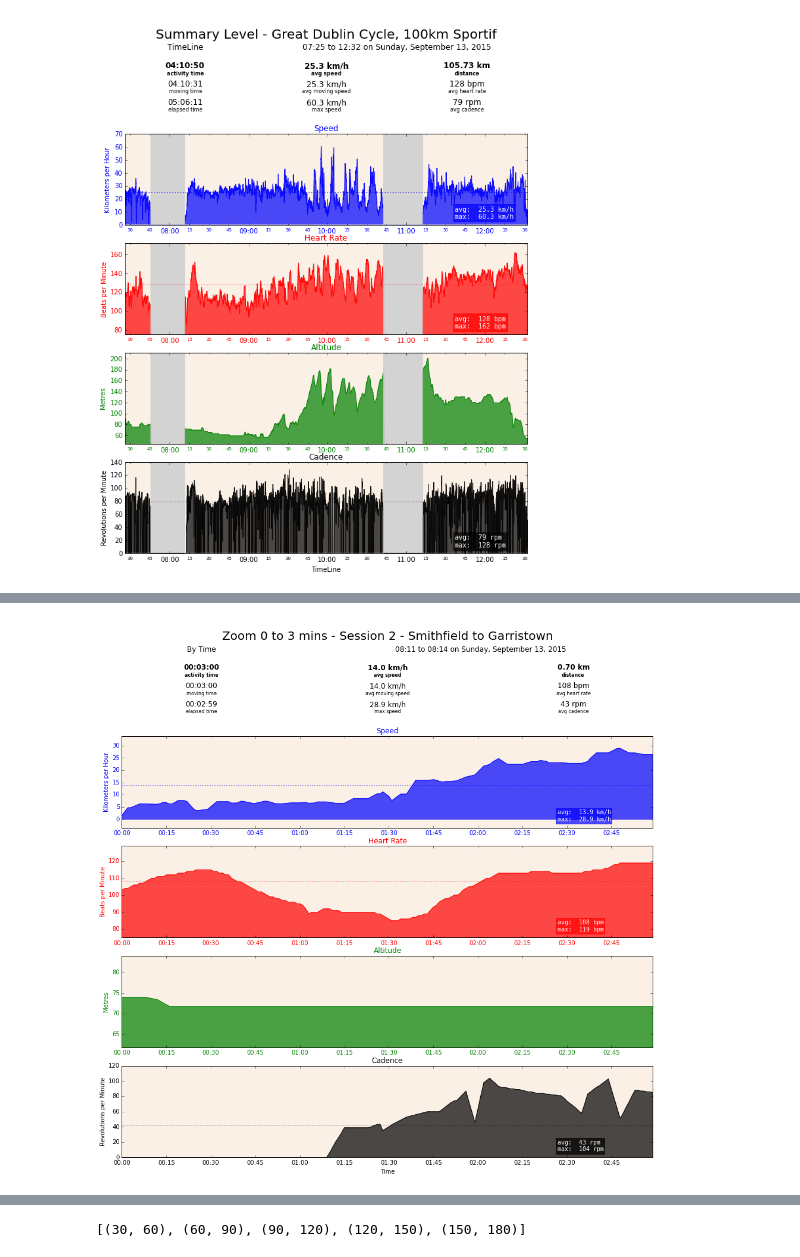
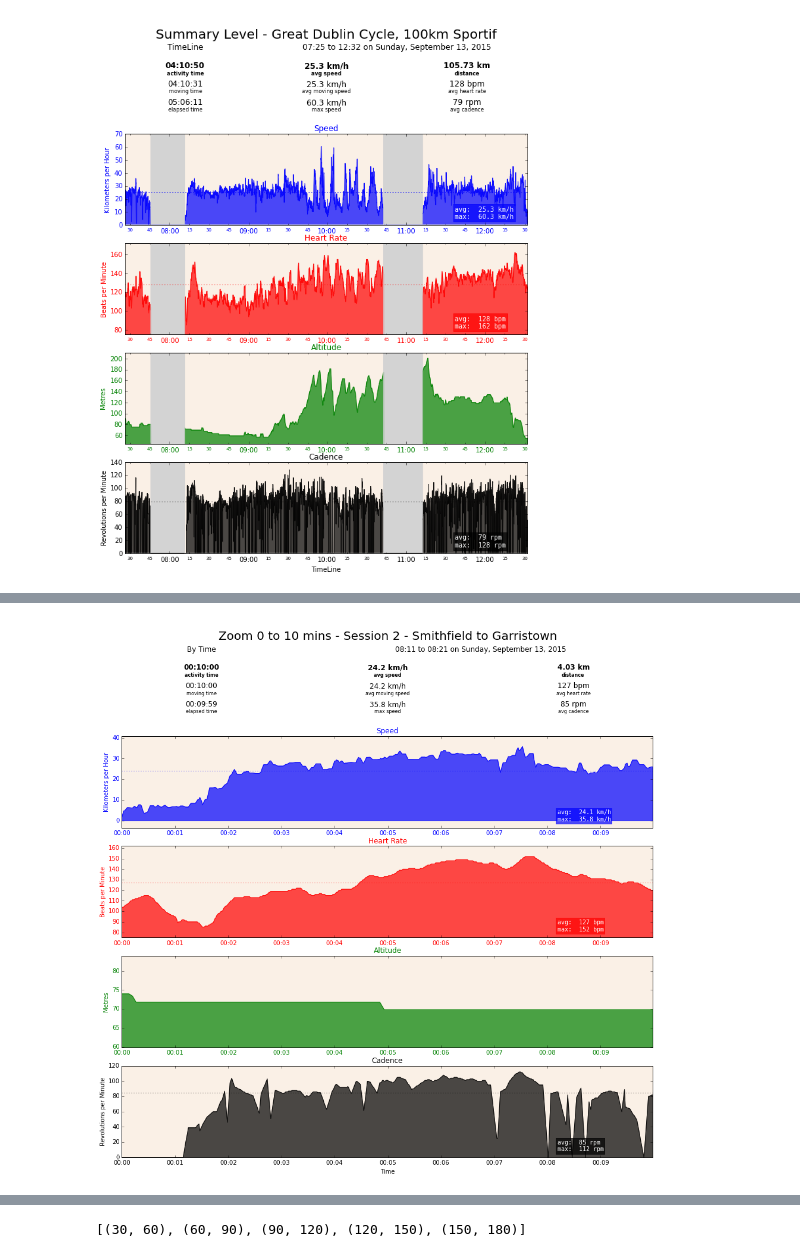
Before and after one commit to patclaffey/docker_jupyter, a Jupyter notebook: notebooks/Summary.ipynb, the cells around one changed output, grey strips where cells are left out. Drawn from its saved outputs; the diff is of its cells as text; code cells hidden in the pictures.

```diff
--- a/notebooks/Summary.ipynb
+++ b/notebooks/Summary.ipynb
@@ -185,38 +183,38 @@ def detail_heading(start_distance, end_distance, title, units):
 session_num = 2
 view_type = 'time'
 start_distance = 0
-end_distance = 3
+end_distance = 10
 
 view_description, view_xlabel, view_procedure, view_units = get_view_properties(view_type)
 sub_activity_number = session_num - 1
 
 session_title = session_metrics[sub_activity_number]['title']
 detail_title = detail_heading(start_distance, end_distance, session_title, view_units)
 
 
 df_seg = sub[sub_activity_number]
 
 if view_type == 'distance':
     df_seg =  df_seg[((df_seg.distance > start_distance*1000) & (df_seg.distance < end_distance*1000))]
 elif view_type == 'time':
     df_seg = df_seg[int(start_distance*60.0): int(end_distance*60.0)]
 
 fig, axes = plt.subplots(nrows=5, ncols=1,  figsize=(16, 16))
 
 ses_metrics = get_metrics(df_seg,detail_title)
 
 create_header(axes[0], ses_metrics, ses_metrics['title'],view_description)
 
 plot_control = get_plot_controls('speed',activity_xlabel = '', activity_ylimit_qty=5)
 view_procedure(df_seg, plot_control, axes[1])
 
 plot_control = get_plot_controls('heart_rate',activity_xlabel = '')
 view_procedure(df_seg, plot_control, axes[2])
 
 plot_control = get_plot_controls('altitude',activity_xlabel = '')
 view_procedure(df_seg, plot_control, axes[3])
 
 plot_control = get_plot_controls('cadence',activity_xlabel = view_xlabel)
 view_procedure(df_seg, plot_control, axes[4])
 # %% [output]
-[figure, old version]
+[figure, new version]
```
Also changed, not shown: parts of 8 cells of this notebook, 1 other file.
